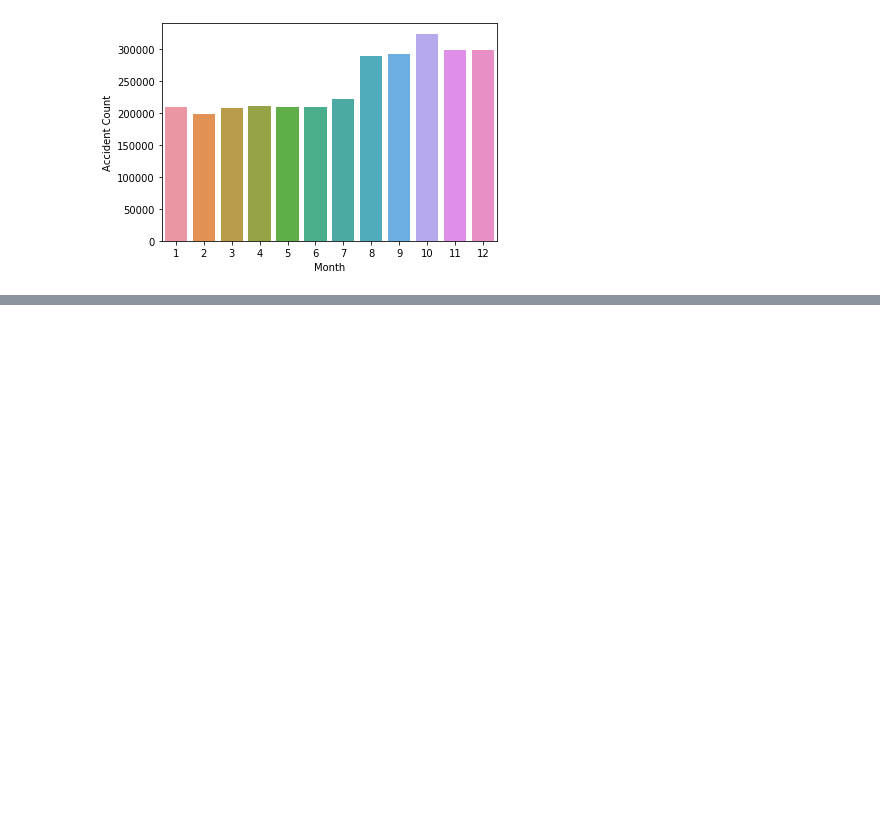
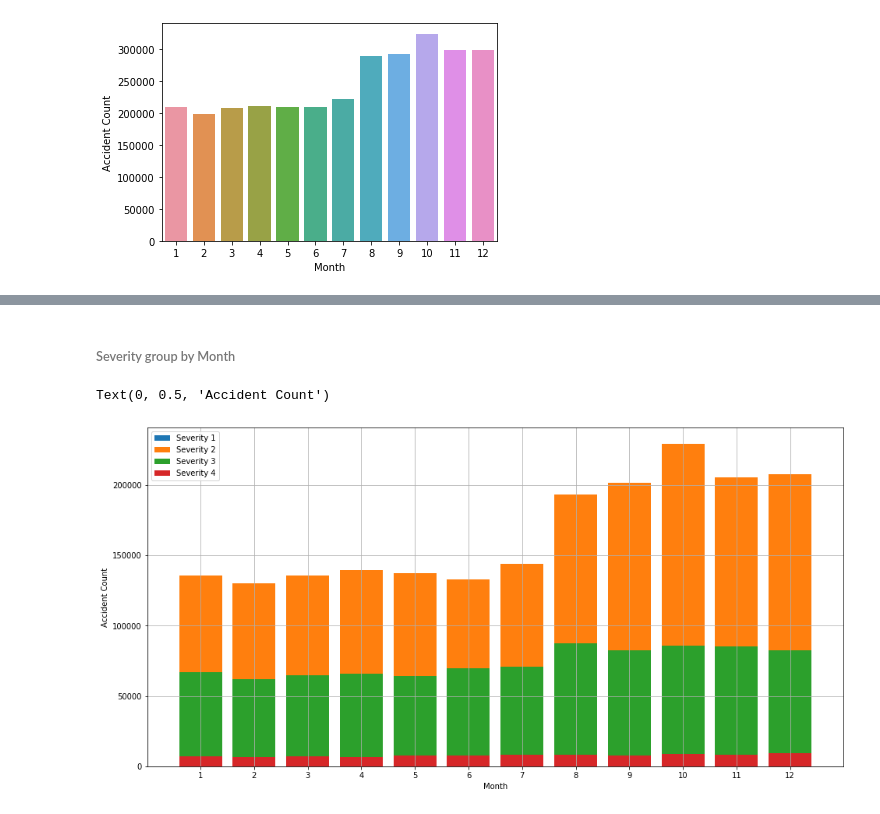
Before and after one commit to AdrianLabuda/us-accidents, a Jupyter notebook: us-accidents.ipynb, the cells around one changed output, grey strips where cells are left out. Drawn from its saved outputs; the diff is of its cells as text; code cells hidden in the pictures; blank space fills up the shorter version.

```diff
--- a/us-accidents.ipynb
+++ b/us-accidents.ipynb
@@ -210,0 +212,20 @@ ax = sns.distplot(df['Month'])
+# %% [markdown]
+<h6>Severity group by Month</h6>
+# %%
+#ms[:,1] - All months(1..12) with Severity 1
+ms = month_grp['Severity'].value_counts()
+
+plt.figure(figsize=(16,8))
+plt.yscale('linear')
+plt.bar(month, ms[:,1], label='Severity 1')
+plt.bar(month, ms[:,2], label='Severity 2')
+plt.bar(month, ms[:,3], label='Severity 3')
+plt.bar(month, ms[:,4], label='Severity 4')
+plt.grid()
+plt.legend()
+plt.xticks(month)
+plt.xlabel('Month')
+plt.ylabel('Accident Count')
+# %% [output]
+Text(0, 0.5, 'Accident Count')
+[figure, added]
```
Also changed, not shown: parts of 1 cell of this notebook.
